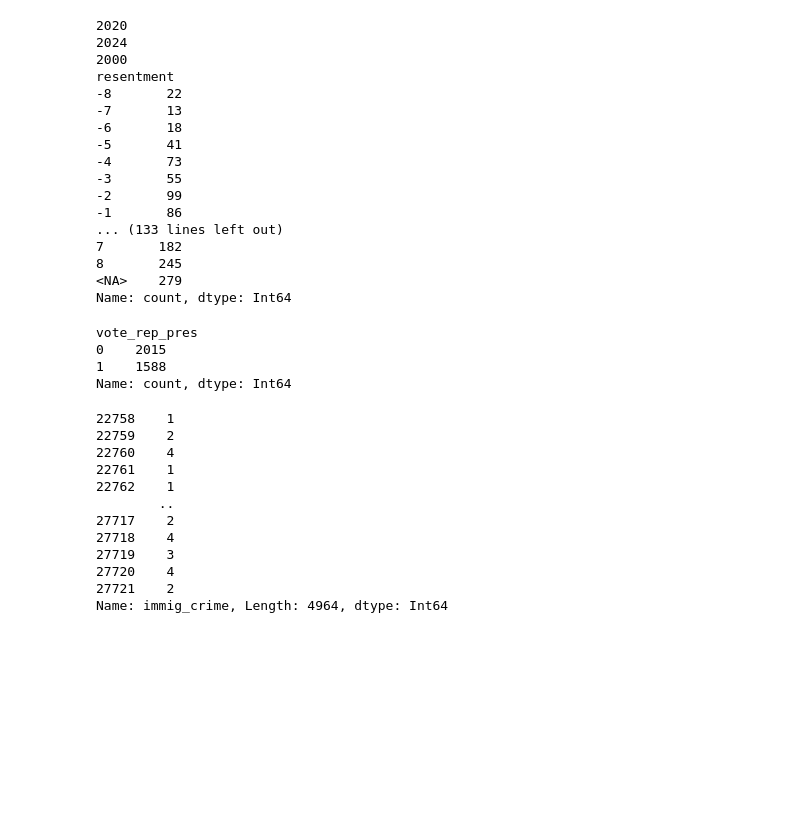
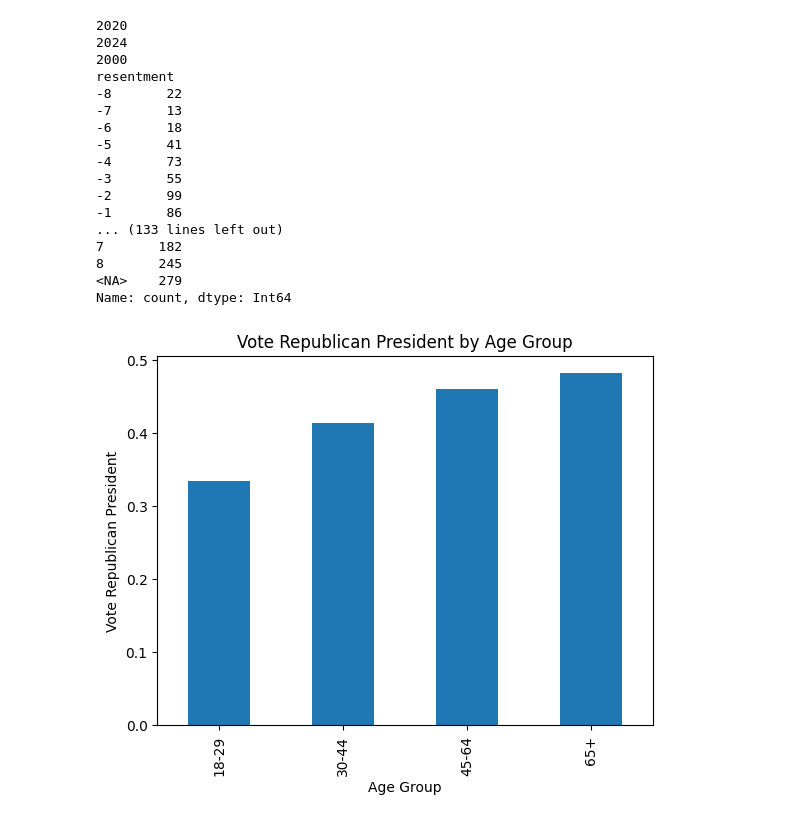
Before and after one commit to infiniteperplexity/python_socsci_revised, a Jupyter notebook: statsmodels.ipynb, the cells around one changed output. Saved outputs shown, nothing was run; the diff lists cells and outputs as text; code cells hidden in the pictures; blank space fills up the shorter version.

```diff
--- a/statsmodels.ipynb
+++ b/statsmodels.ipynb
@@ -408,10 +403,15 @@ anes = build_dataframes(
         "therm_police",
         "therm_trans",
         "trans_bath",
-        "immig_crime"
+        "immig_crime",
+        "female",
+        "no_guar_jobs",
+        "distrust_5pt",
+        "economy_worse"
 
     ],
     calculated=[
+        "age_group",
         "party_3",
         "party_3_strong",
         "party_3_lean",
@@ -476,22 +474,12 @@ anes2024 = anes[anes['year'] == 2024]
-# %%
-anes2024["vote_rep_pres"].value_counts()
-# %% [output]
-vote_rep_pres
-0    2015
-1    1588
-Name: count, dtype: Int64
-# %%
-anes2024["immig_crime"]
-# %% [output]
-22758    1
-22759    2
-22760    4
-22761    1
-22762    1
-        ..
-27717    2
-27718    4
-27719    3
-27720    4
-27721    2
-Name: immig_crime, Length: 4964, dtype: Int64
+# %%
+# age_group on x axis, vote_rep_pres on y axis
+from matplotlib import pyplot as plt
+nomiss = anes[anes["age_group"].notna() & anes["vote_rep_pres"].notna()]
+# bar chart showing average vote_rep_pres by age_group
+nomiss.groupby("age_group")["vote_rep_pres"].mean().plot(kind="bar")
+plt.xlabel("Age Group")
+plt.ylabel("Vote Republican President")
+plt.title("Vote Republican President by Age Group")
+plt.show()
+# %% [output]
+[figure, added]
```
Also changed, not shown: parts of 8 cells of this notebook, 2 other files.
